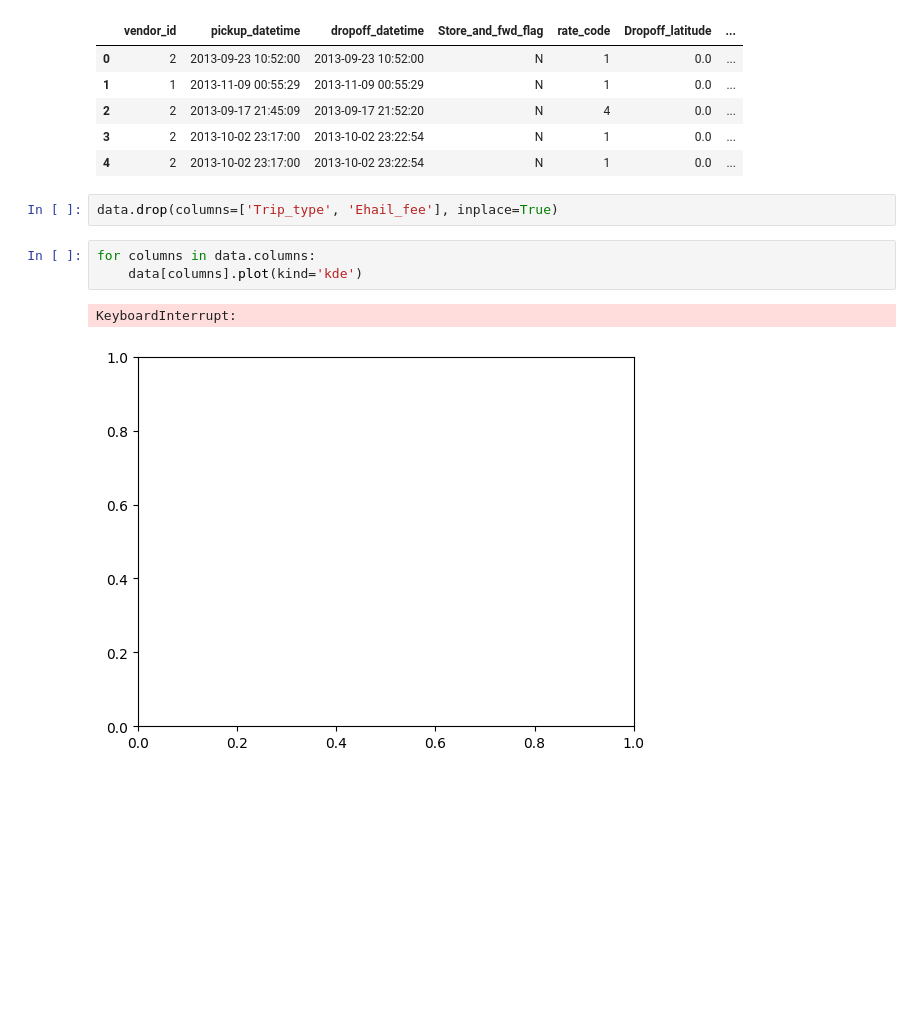
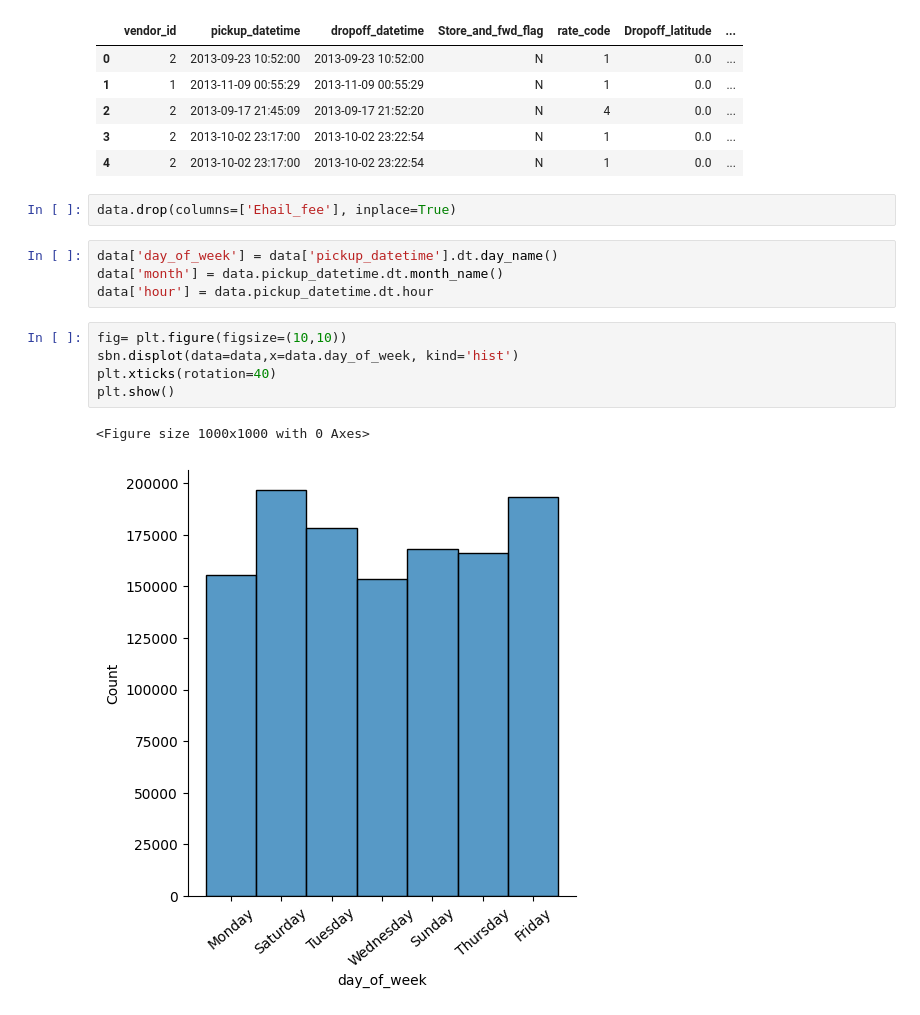
Before and after one commit to AVelaryon/Green_Taxi_2013_Data, a Jupyter notebook: Taxi_Business_Project.ipynb, the cells around one changed output. Cells and saved outputs as stored; diff of their text form; blank space fills up the shorter version.

Commit message:
Added visuals: boxplot using seaborn. Created features month, day_of_week, and hour for EDA

```diff
--- a/Taxi_Business_Project.ipynb
+++ b/Taxi_Business_Project.ipynb
@@ -26,10 +26,16 @@ data.head()
 | 3 | 2 | 2013-10-02 23:17:00 | 2013-10-02 23:22:54 | N | 1 | 0.0 | ... |
 | 4 | 2 | 2013-10-02 23:17:00 | 2013-10-02 23:22:54 | N | 1 | 0.0 | ... |
 # %%
-data.drop(columns=['Trip_type', 'Ehail_fee'], inplace=True)
+data.drop(columns=['Ehail_fee'], inplace=True)
-# %%
-for columns in data.columns:
-    data[columns].plot(kind='kde')
-# %% [output]
-KeyboardInterrupt:
-[figure, removed]
+# %%
+data['day_of_week'] = data['pickup_datetime'].dt.day_name()
+data['month'] = data.pickup_datetime.dt.month_name()
+data['hour'] = data.pickup_datetime.dt.hour
+# %%
+fig= plt.figure(figsize=(10,10))
+sbn.displot(data=data,x=data.day_of_week, kind='hist')
+plt.xticks(rotation=40)
+plt.show()
+# %% [output]
+<Figure size 1000x1000 with 0 Axes>
+[figure, added]
```
Also changed, not shown: parts of 10 cells of this notebook.
